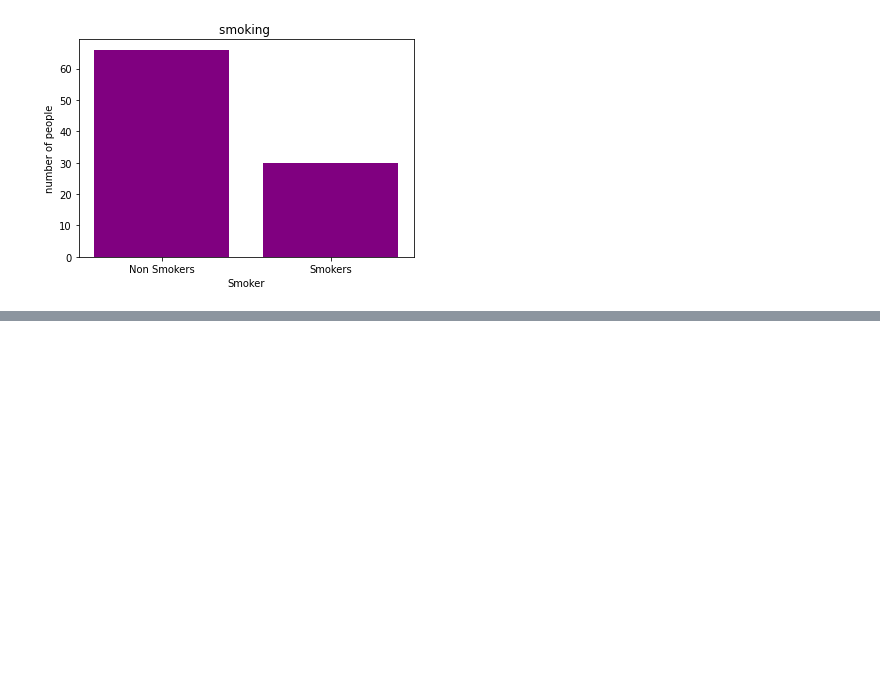
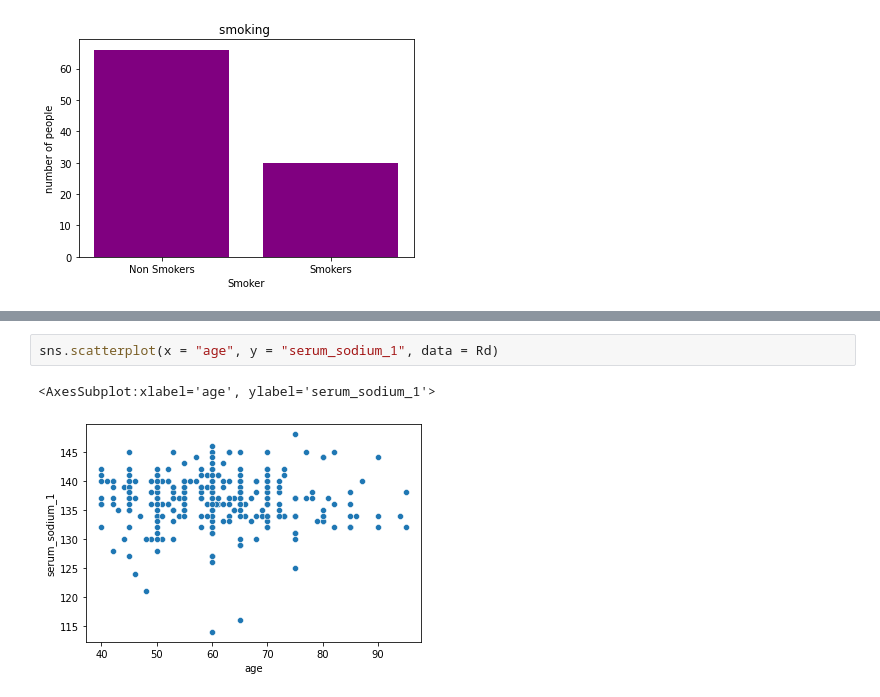
Before and after one commit to shantanu779/data_science, a Jupyter notebook: assignment2.ipynb, the cells around one changed output, grey strips where cells are left out. Cells and saved outputs as stored; diff of their text form; blank space fills up the shorter version.

```diff
--- a/assignment2.ipynb
+++ b/assignment2.ipynb
@@ -424,0 +484,5 @@ Text(0.5, 1.0, 'smoking ')
+# %%
+sns.scatterplot(x = "age", y = "serum_sodium_1", data = Rd)
+# %% [output]
+<AxesSubplot:xlabel='age', ylabel='serum_sodium_1'>
+[figure, added]
```
Also changed, not shown: parts of 5 cells of this notebook.
